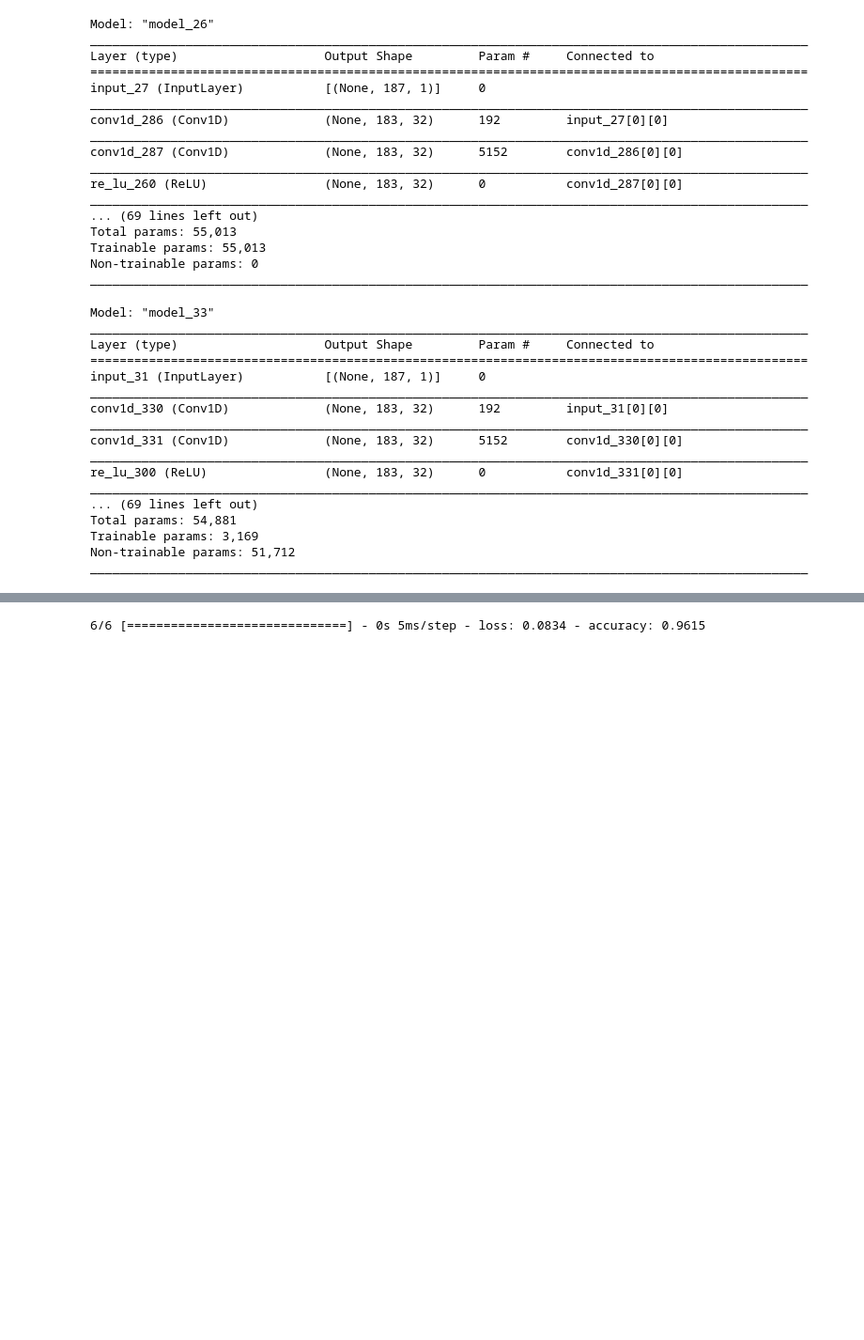
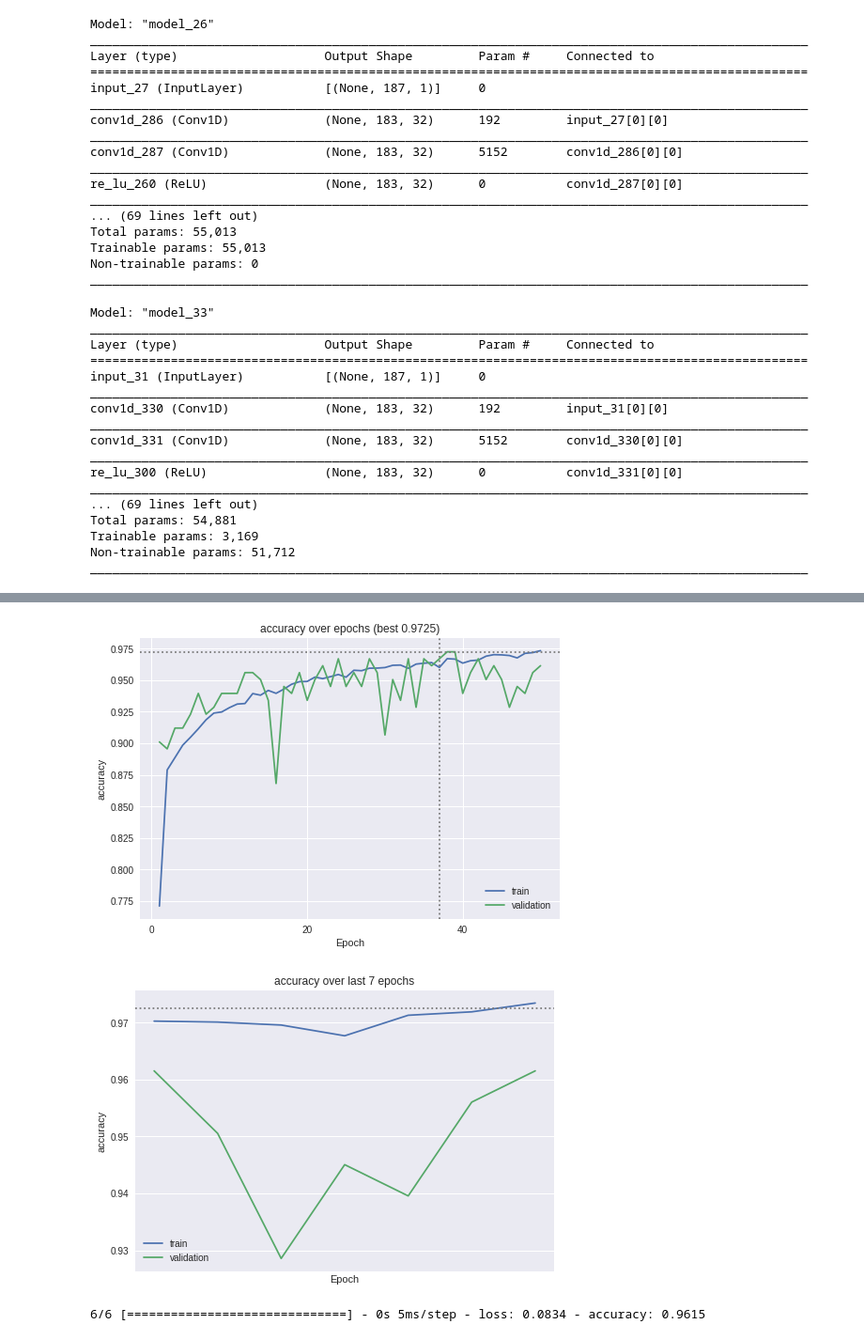
Before and after one commit to spdrnl/ecg, a Jupyter notebook: ECG.ipynb, the cells around one changed output, grey strips where cells are left out. Shown: that part at 94% size. Cells and saved outputs as stored; diff of their text form; code cells hidden in the pictures; blank space fills up the shorter version.

```diff
--- a/ECG.ipynb
+++ b/ECG.ipynb
@@ -627,3 +624,8 @@ pretty_plot(history, 'accuracy', lambda x: max(x))
+# %%
+pretty_plot(history, 'accuracy', lambda x: np.argmax(x))
+# %% [output]
+[figure, added]
+[figure, added]
 # %%
 transfer_model.load_weights('tweights.hdf5')
 transfer_model.evaluate(X_ptbdbl_test, y_ptbdb_test)
```
Also changed, not shown: parts of 1 cell of this notebook.
